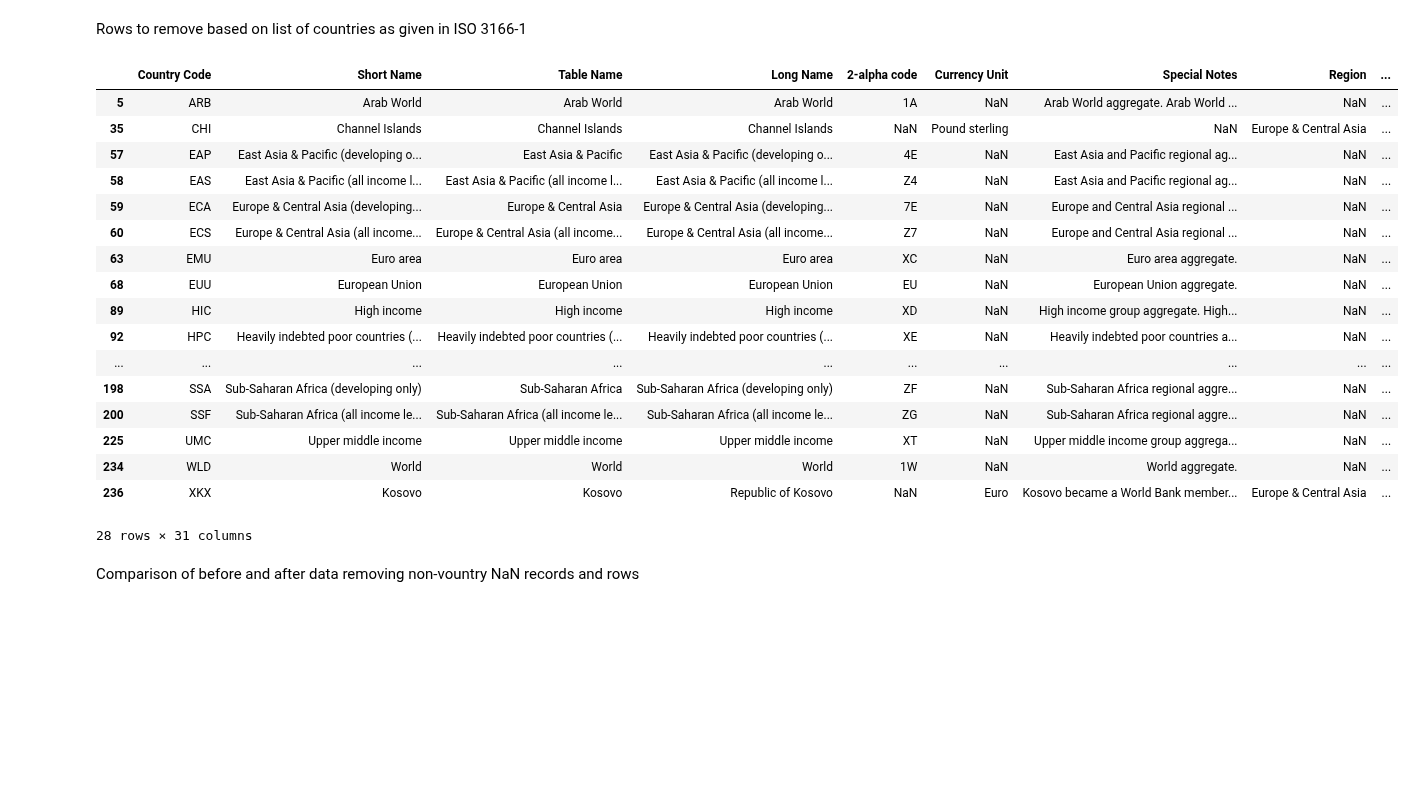
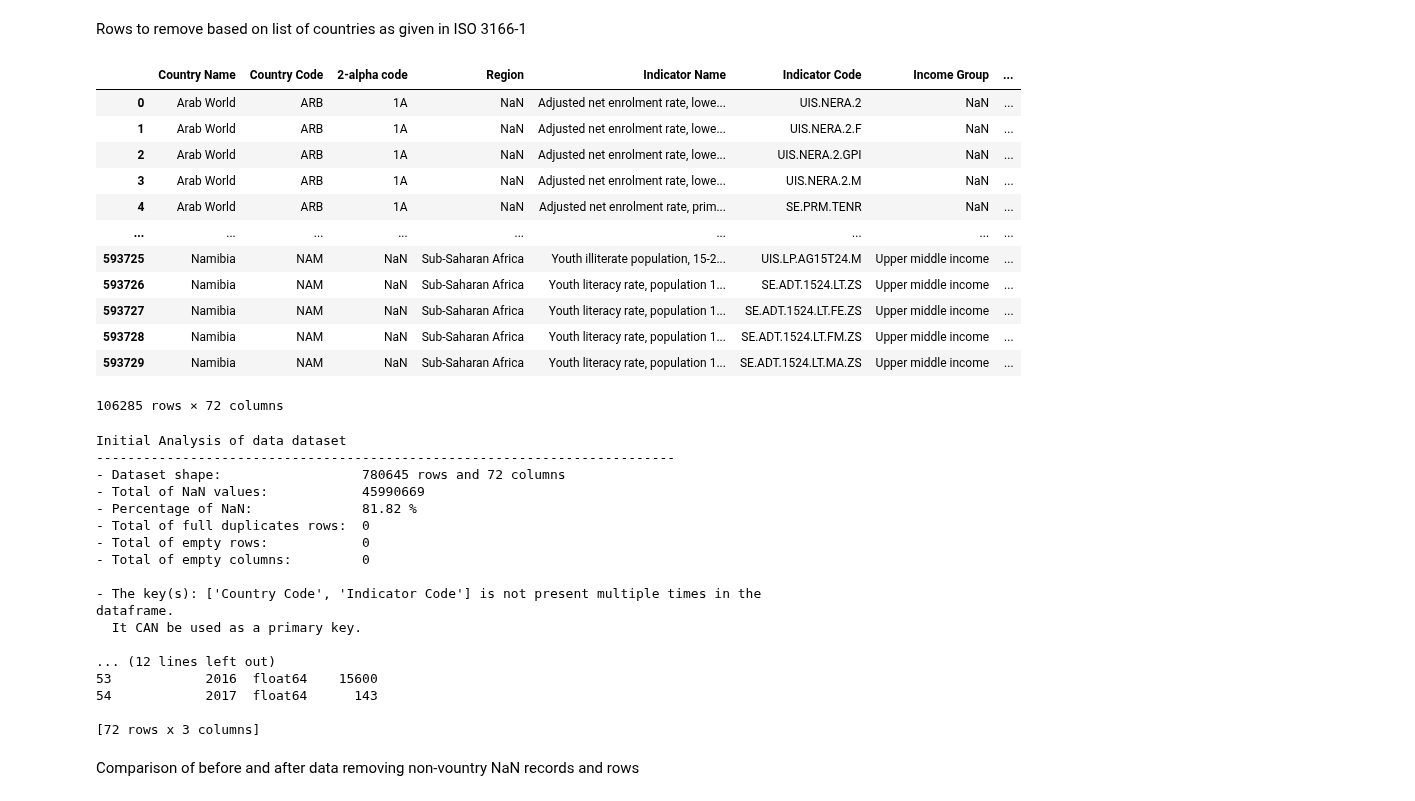
Before and after one commit to samirhinojosa/OC-P2-education-statistics, a Jupyter notebook: notebook.ipynb, the cells around one changed output. Saved outputs shown, nothing was run; the diff lists cells and outputs as text; code cells hidden in the pictures; blank space fills up the shorter version.

```diff
--- a/notebook.ipynb
+++ b/notebook.ipynb
@@ -446,7 +442,7 @@ Below the steps to clean this dataset.
 df_data_copy = df_data.dropna(axis="columns", how="all").dropna(axis="rows", how="all")
 # %%
 # Adding in "EdStatsData.csv" dataset, the columns Region, 2-alpha code and Income Group from "EdStatsCountry.csv" dataset
-df_data_copy = df_data_copy.merge(right=df_country_copy[["Country Code", "Region", "2-alpha code", "Income Group"]], on="Country Code", how="left")
+df_data_copy = df_data_copy.merge(right=df_country[["Country Code", "Region", "2-alpha code", "Income Group"]], on="Country Code", how="left")
 # %%
 df_data_copy.tail(10)
 # %% [output]
@@ -468,7 +464,7 @@ print(", ".join(map(repr, df_data_copy.columns.tolist())))
 'Country Name', 'Country Code', 'Indicator Name', 'Indicator Code', '1970', '1971', '1972', '1973', '1974', '1975', '1976', '1977', '1978', '1979', '1980', '1981', '1982', '1983', '1984', '1985', '198 ...
 # %%
 ordering = [
-    "Country Name", "Country Code", "2-alpha code", "Region", "Income Group", "Indicator Name", "Indicator Code", "1970", "1971",
+    "Country Name", "Country Code", "2-alpha code", "Region", "Indicator Name", "Indicator Code", "Income Group", "1970", "1971",
     "1972", "1973", "1974", "1975", "1976", "1977", "1978", "1979", "1980", "1981", "1982", "1983", "1984", "1985", "1986", "1987",
     "1988", "1989", "1990", "1991", "1992", "1993", "1994", "1995", "1996", "1997", "1998", "1999", "2000", "2001", "2002", "2003",
     "2004", "2005", "2006", "2007", "2008", "2009", "2010", "2011", "2012", "2013", "2014", "2015", "2016", "2017", "2020", "2025",
@@ -504,28 +494,22 @@ List of countries as given in ISO 3166-1 and the corresponding ISO 3166-1-alpha-
 rows that aren't countries.
 # %%
 # Avoiding that "NA" will be interpreted as NaN by Pandas (keep_default_na=False,)
-df_countries_iso = pd.read_csv("datasets/countries_ISO.csv", sep=",",
-                            keep_default_na=False, encoding="utf-8")
+df_countries_iso = pd.read_csv("datasets/countries_ISO.csv", sep=",", keep_default_na=False, encoding="utf-8")
 # %% [markdown]
 Rows to remove based on list of countries as given in ISO 3166-1
 # %%
-df_country_copy[~df_country_copy["2-alpha code"].isin(df_countries_iso["Code"])]
+df_data_copy[~df_data_copy["2-alpha code"].isin(df_countries_iso["Code"])]
 # %% [output]
-|  | Country Code | Short Name | Table Name | Long Name | 2-alpha code | Currency Unit | Special Notes | Region | ... |
-| 5 | ARB | Arab World | Arab World | Arab World | 1A | NaN | Arab World aggregate. Arab World ... | NaN | ... |
-| 35 | CHI | Channel Islands | Channel Islands | Channel Islands | NaN | Pound sterling | NaN | Europe & Central Asia | ... |
-| 57 | EAP | East Asia & Pacific (developing o... | East Asia & Pacific | East Asia & Pacific (developing o... | 4E | NaN | East Asia and Pacific regional ag... | NaN | ... |
-| 58 | EAS | East Asia & Pacific (all income l... | East Asia & Pacific (all income l... | East Asia & Pacific (all income l... | Z4 | NaN | East Asia and Pacific regional ag... | NaN | ... |
-| 59 | ECA | Europe & Central Asia (developing... | Europe & Central Asia | Europe & Central Asia (developing... | 7E | NaN | Europe and Central Asia regional ... | NaN | ... |
-| 60 | ECS | Europe & Central Asia (all income... | Europe & Central Asia (all income... | Europe & Central Asia (all income... | Z7 | NaN | Europe and Central Asia regional ... | NaN | ... |
-| 63 | EMU | Euro area | Euro area | Euro area | XC | NaN | Euro area aggregate. | NaN | ... |
-| 68 | EUU | European Union | European Union | European Union | EU | NaN | European Union aggregate. | NaN | ... |
-| 89 | HIC | High income | High income | High income | XD | NaN | High income group aggregate. High... | NaN | ... |
-| 92 | HPC | Heavily indebted poor countries (... | Heavily indebted poor countries (... | Heavily indebted poor countries (... | XE | NaN | Heavily indebted poor countries a... | NaN | ... |
-| ... | ... | ... | ... | ... | ... | ... | ... | ... | ... |
-| 198 | SSA | Sub-Saharan Africa (developing only) | Sub-Saharan Africa | Sub-Saharan Africa (developing only) | ZF | NaN | Sub-Saharan Africa regional aggre... | NaN | ... |
-| 200 | SSF | Sub-Saharan Africa (all income le... | Sub-Saharan Africa (all income le... | Sub-Saharan Africa (all income le... | ZG | NaN | Sub-Saharan Africa regional aggre... | NaN | ... |
-| 225 | UMC | Upper middle income | Upper middle income | Upper middle income | XT | NaN | Upper middle income group aggrega... | NaN | ... |
-| 234 | WLD | World | World | World | 1W | NaN | World aggregate. | NaN | ... |
-| 236 | XKX | Kosovo | Kosovo | Republic of Kosovo | NaN | Euro | Kosovo became a World Bank member... | Europe & Central Asia | ... |
+|  | Country Name | Country Code | 2-alpha code | Region | Indicator Name | Indicator Code | Income Group | ... |
+| 0 | Arab World | ARB | 1A | NaN | Adjusted net enrolment rate, lowe... | UIS.NERA.2 | NaN | ... |
+| 1 | Arab World | ARB | 1A | NaN | Adjusted net enrolment rate, lowe... | UIS.NERA.2.F | NaN | ... |
+| 2 | Arab World | ARB | 1A | NaN | Adjusted net enrolment rate, lowe... | UIS.NERA.2.GPI | NaN | ... |
+| 3 | Arab World | ARB | 1A | NaN | Adjusted net enrolment rate, lowe... | UIS.NERA.2.M | NaN | ... |
+| 4 | Arab World | ARB | 1A | NaN | Adjusted net enrolment rate, prim... | SE.PRM.TENR | NaN | ... |
+| ... | ... | ... | ... | ... | ... | ... | ... | ... |
+| 593725 | Namibia | NAM | NaN | Sub-Saharan Africa | Youth illiterate population, 15-2... | UIS.LP.AG15T24.M | Upper middle income | ... |
+| 593726 | Namibia | NAM | NaN | Sub-Saharan Africa | Youth literacy rate, population 1... | SE.ADT.1524.LT.ZS | Upper middle income | ... |
+| 593727 | Namibia | NAM | NaN | Sub-Saharan Africa | Youth literacy rate, population 1... | SE.ADT.1524.LT.FE.ZS | Upper middle income | ... |
+| 593728 | Namibia | NAM | NaN | Sub-Saharan Africa | Youth literacy rate, population 1... | SE.ADT.1524.LT.FM.ZS | Upper middle income | ... |
+| 593729 | Namibia | NAM | NaN | Sub-Saharan Africa | Youth literacy rate, population 1... | SE.ADT.1524.LT.MA.ZS | Upper middle income | ... |
-28 rows × 31 columns
+106285 rows × 72 columns
@@ -532,3 +519,24 @@ df_country_copy[~df_country_copy["2-alpha code"].isin(df_countries_iso["Code"])]
+# %%
+# analysis of dataset
+df_initial_analysis(df_data_copy, ["Country Code", "Indicator Code"], "data")
+# %% [output]
+Initial Analysis of data dataset
+--------------------------------------------------------------------------
+- Dataset shape:                  780645 rows and 72 columns
+- Total of NaN values:            45990669
+- Percentage of NaN:              81.82 %
+- Total of full duplicates rows:  0
+- Total of empty rows:            0
+- Total of empty columns:         0
+
+- The key(s): ['Country Code', 'Indicator Code'] is not present multiple times in the dataframe.
+  It CAN be used as a primary key.
+
+... (12 lines left out)
+53            2016  float64    15600
+54            2017  float64      143
+
+[72 rows x 3 columns]
 # %% [markdown]
 Comparison of before and after data removing non-vountry NaN records and rows
 # %%
```
Also changed, not shown: parts of 23 cells of this notebook.
